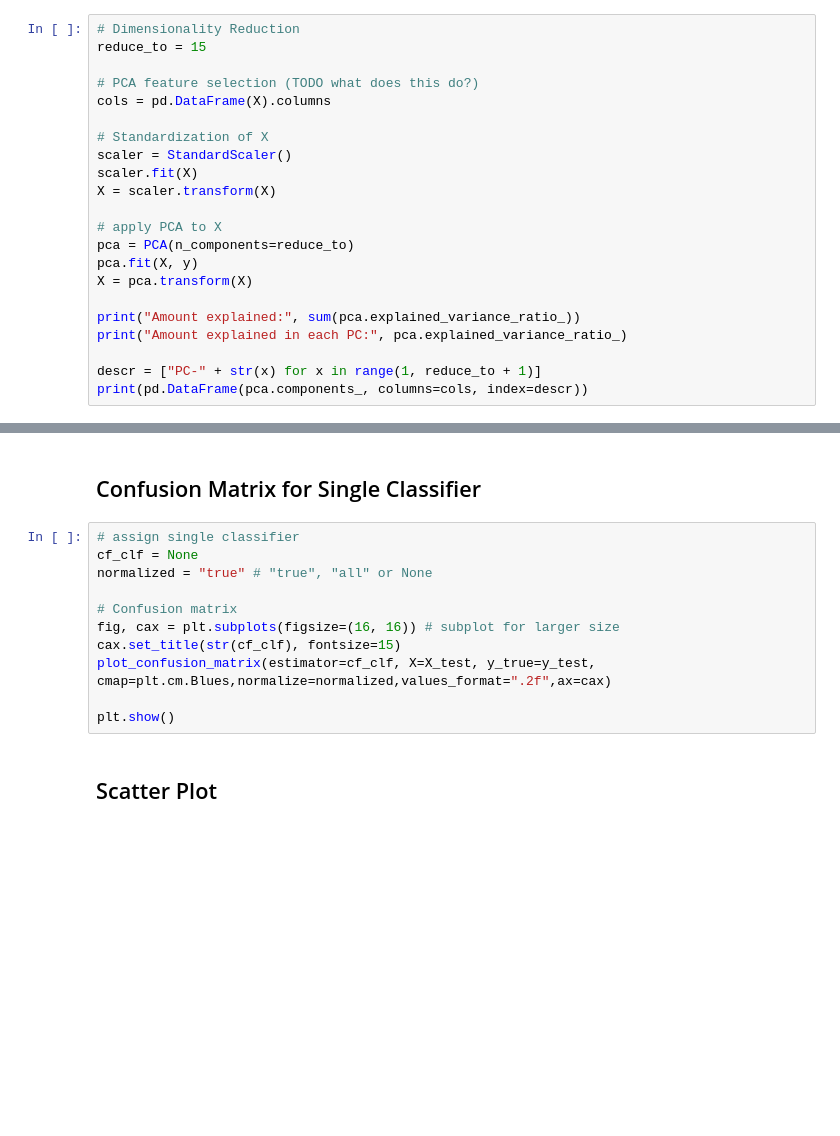
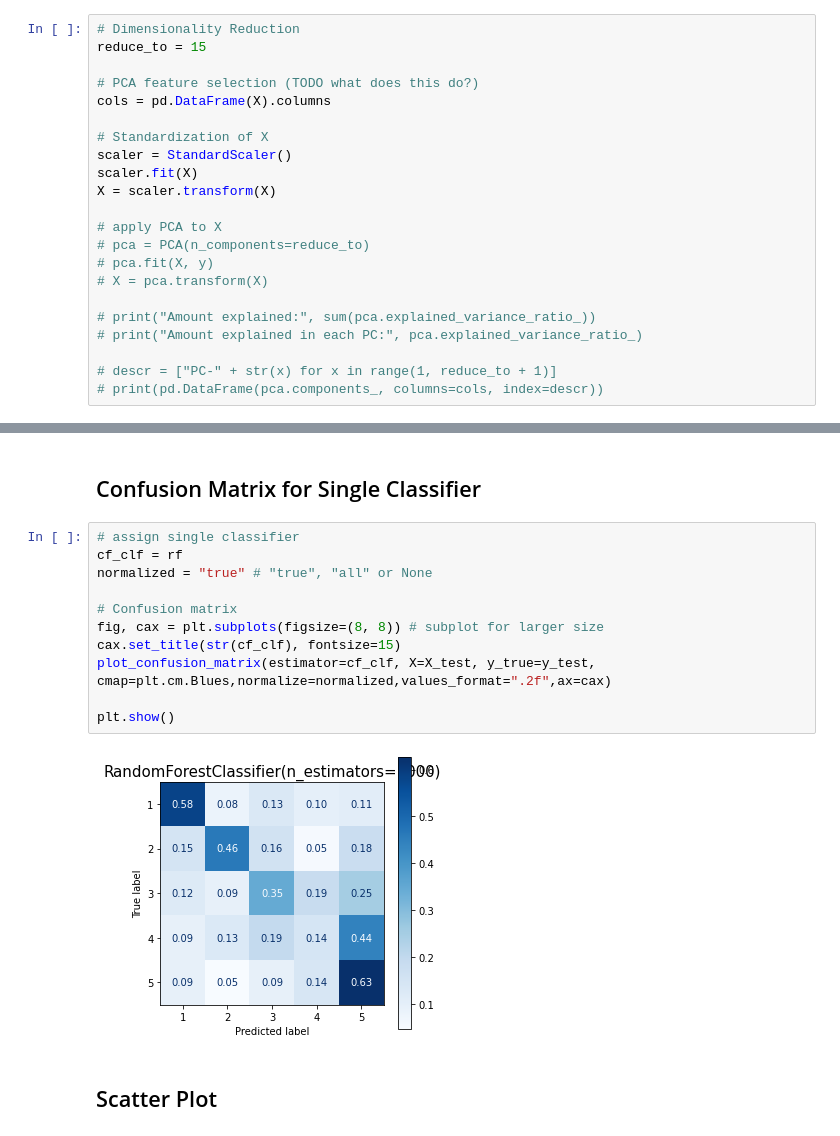
Before and after one commit to jakhac/song-popularity, a Jupyter notebook: src/training/music_features.ipynb, the cells around one changed output, grey strips where cells are left out. Drawn from its saved outputs; the diff is of its cells as text; blank space fills up the shorter version.

```diff
--- a/src/training/music_features.ipynb
+++ b/src/training/music_features.ipynb
@@ -81,12 +81,12 @@ scaler.fit(X)
 X = scaler.transform(X)
 
 # apply PCA to X
-pca = PCA(n_components=reduce_to)
-pca.fit(X, y)
-X = pca.transform(X)
+# pca = PCA(n_components=reduce_to)
+# pca.fit(X, y)
+# X = pca.transform(X)
 
-print("Amount explained:", sum(pca.explained_variance_ratio_))
-print("Amount explained in each PC:", pca.explained_variance_ratio_)
+# print("Amount explained:", sum(pca.explained_variance_ratio_))
+# print("Amount explained in each PC:", pca.explained_variance_ratio_)
 
-descr = ["PC-" + str(x) for x in range(1, reduce_to + 1)]
-print(pd.DataFrame(pca.components_, columns=cols, index=descr))
+# descr = ["PC-" + str(x) for x in range(1, reduce_to + 1)]
+# print(pd.DataFrame(pca.components_, columns=cols, index=descr))
@@ -332,15 +283,17 @@ p.plots_from_list(document_title, p_list, document_folder, cols=n_cols, save=sav
 ## Confusion Matrix for Single Classifier
 # %%
 # assign single classifier
-cf_clf = None
+cf_clf = rf
 normalized = "true" # "true", "all" or None
 
 # Confusion matrix
-fig, cax = plt.subplots(figsize=(16, 16)) # subplot for larger size
+fig, cax = plt.subplots(figsize=(8, 8)) # subplot for larger size
 cax.set_title(str(cf_clf), fontsize=15)
 plot_confusion_matrix(estimator=cf_clf, X=X_test, y_true=y_test, cmap=plt.cm.Blues,normalize=normalized,values_format=".2f",ax=cax)
 
 plt.show()
+# %% [output]
+[figure, added]
 # %% [markdown]
 ## Scatter Plot
 # %%
```
Also changed, not shown: parts of 10 cells of this notebook, 4 other files.
